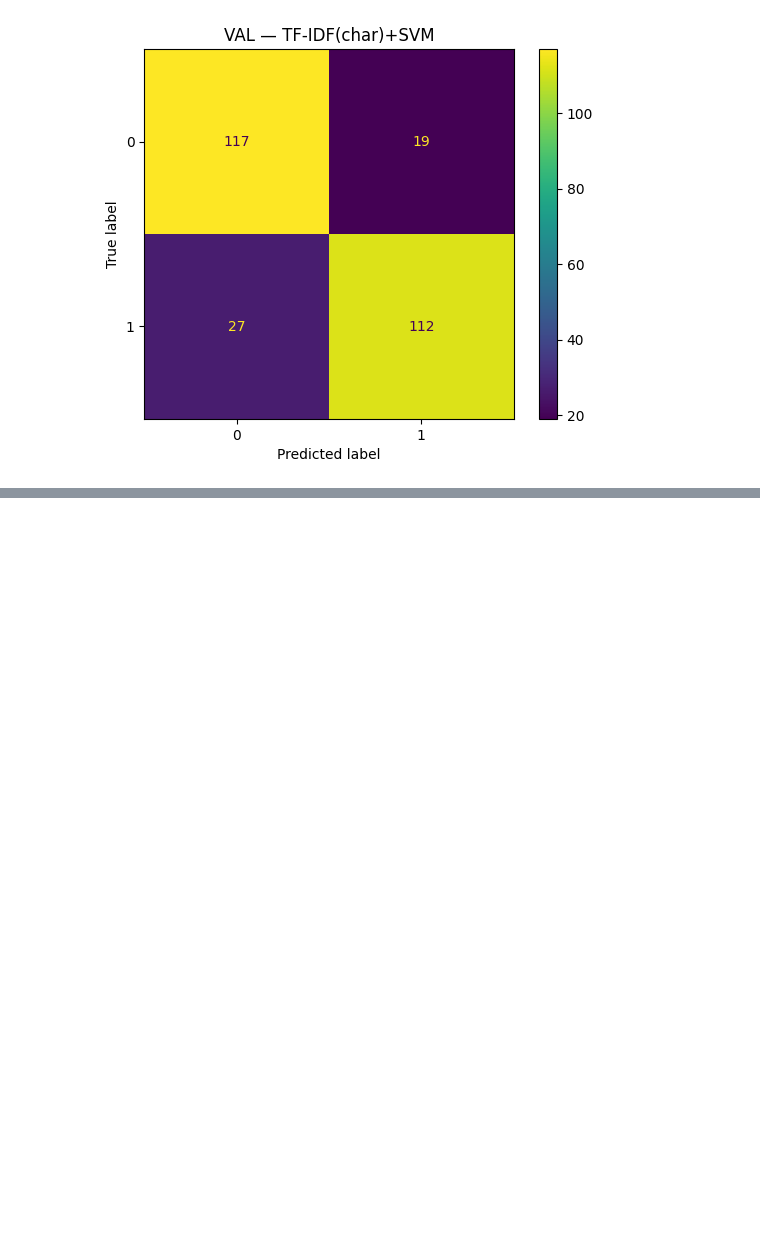
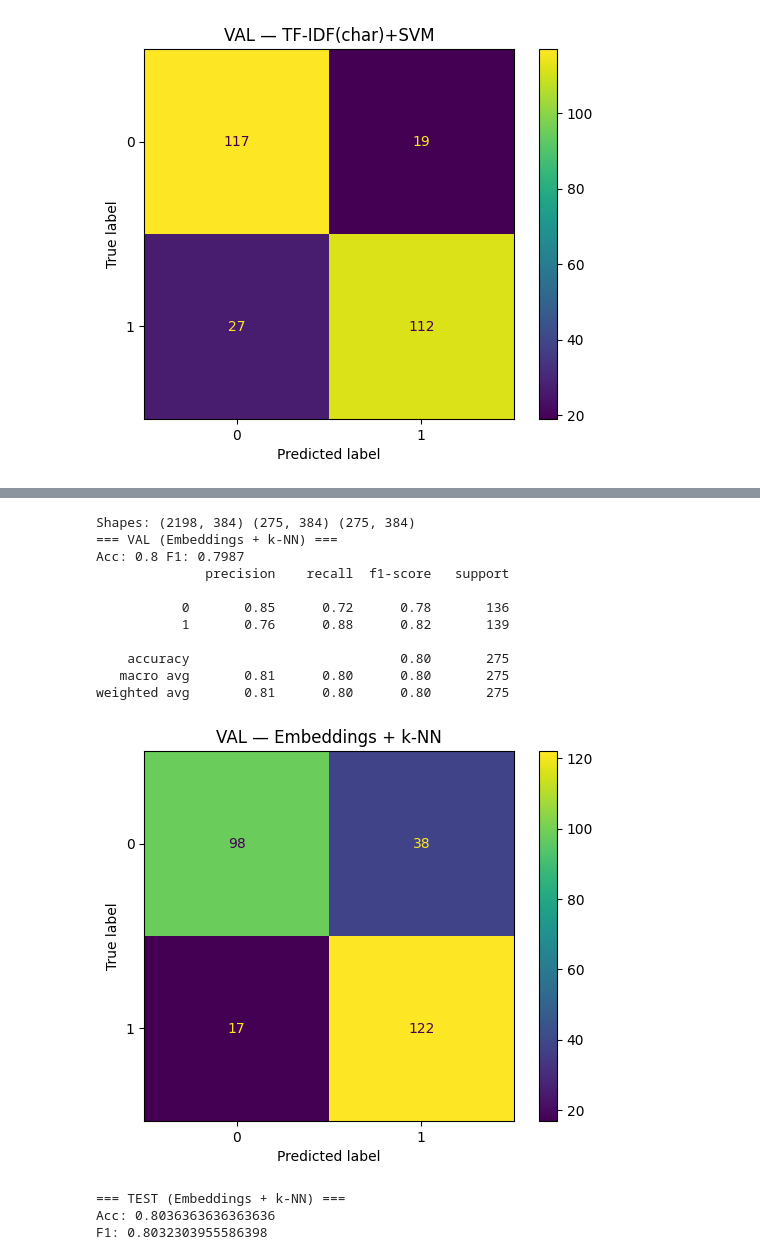
Before and after one commit to N4TEG4/ce4145_text_classification, a Jupyter notebook: CE4145_Text_Classification.ipynb, the cells around one changed output, grey strips where cells are left out. Cells and saved outputs as stored; diff of their text form; code cells hidden in the pictures; blank space fills up the shorter version.

```diff
--- a/CE4145_Text_Classification.ipynb
+++ b/CE4145_Text_Classification.ipynb
@@ -301,0 +473,63 @@ weighted avg       0.83      0.83      0.83       275
+# %%
+# Pipeline 4: Sentence Embeddings + k-NN (Similarity-Based ML)
+
+
+try:
+    from sentence_transformers import SentenceTransformer
+except ImportError:
+
+    from sentence_transformers import SentenceTransformer
+
+embed_model = SentenceTransformer("all-MiniLM-L6-v2")
+
+# Encode the data
+Xtr_emb = embed_model.encode(X_train, show_progress_bar=True)
+Xva_emb = embed_model.encode(X_val, show_progress_bar=True)
+Xte_emb = embed_model.encode(X_test, show_progress_bar=True)
+
+print("Shapes:", Xtr_emb.shape, Xva_emb.shape, Xte_emb.shape)
+
+# k-NN classifier
+from sklearn.neighbors import KNeighborsClassifier
+
+knn = KNeighborsClassifier(
+    n_neighbors=3,          # small values work well with embeddings
+    metric="cosine"         # cosine distance matches semantic embeddings
+)
+
+knn.fit(Xtr_emb, y_train)
+
+# Validation performance
+pred_knn_val = knn.predict(Xva_emb)
+acc_knn = accuracy_score(y_val, pred_knn_val)
+f1_knn = f1_score(y_val, pred_knn_val, average="weighted")
+
+print("=== VAL (Embeddings + k-NN) ===")
+print("Acc:", round(acc_knn, 4), "F1:", round(f1_knn, 4))
+print(classification_report(y_val, pred_knn_val))
+
+ConfusionMatrixDisplay.from_predictions(y_val, pred_knn_val)
+plt.title("VAL — Embeddings + k-NN")
+plt.show()
+
+# Test set
+pred_knn_test = knn.predict(Xte_emb)
+print("=== TEST (Embeddings + k-NN) ===")
+print("Acc:", accuracy_score(y_test, pred_knn_test))
+print("F1:", f1_score(y_test, pred_knn_test, average="weighted"))
+# %% [output]
+Shapes: (2198, 384) (275, 384) (275, 384)
+=== VAL (Embeddings + k-NN) ===
+Acc: 0.8 F1: 0.7987
+              precision    recall  f1-score   support
+
+           0       0.85      0.72      0.78       136
+           1       0.76      0.88      0.82       139
+
+    accuracy                           0.80       275
+   macro avg       0.81      0.80      0.80       275
+weighted avg       0.81      0.80      0.80       275
+[figure, added]
+=== TEST (Embeddings + k-NN) ===
+Acc: 0.8036363636363636
+F1: 0.8032303955586398
```
Also changed, not shown: parts of 12 cells of this notebook, 3 other files.
